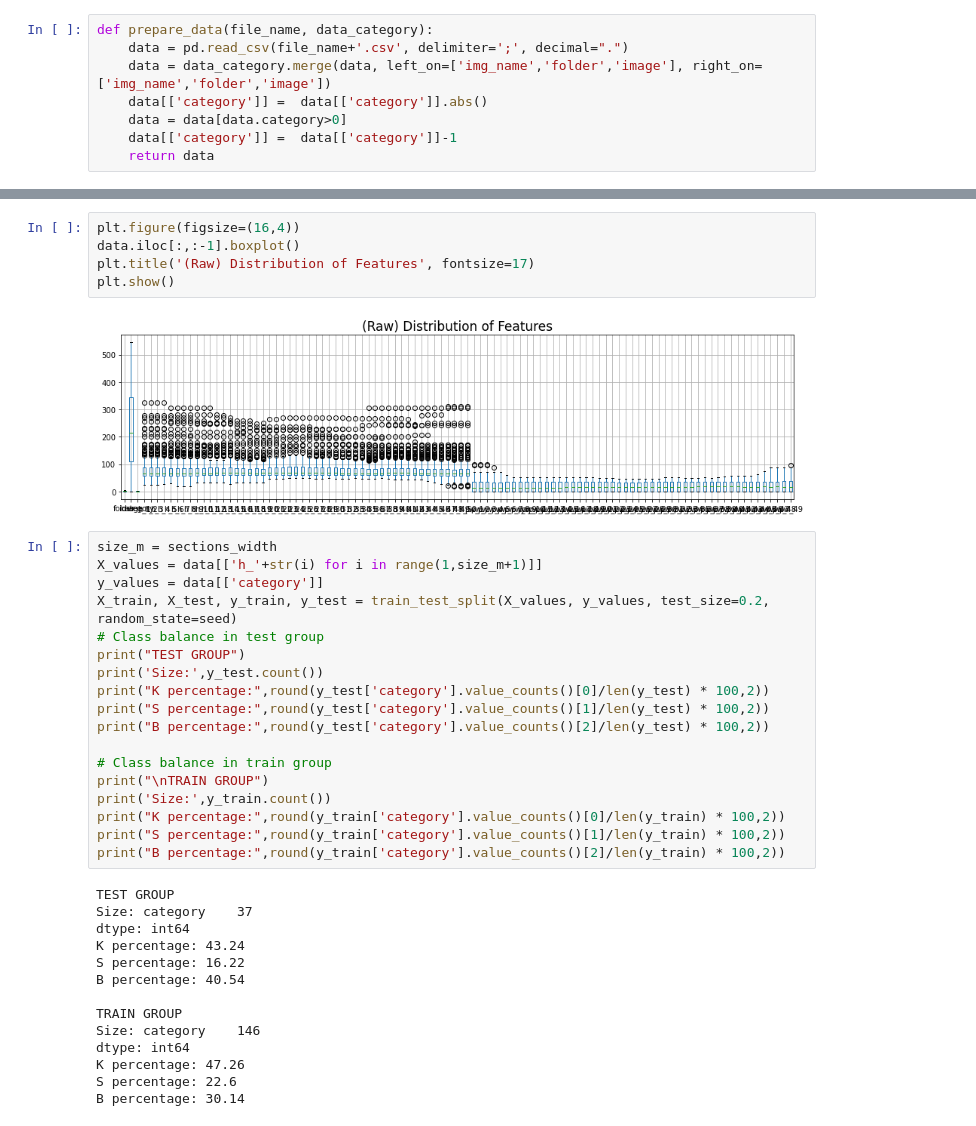
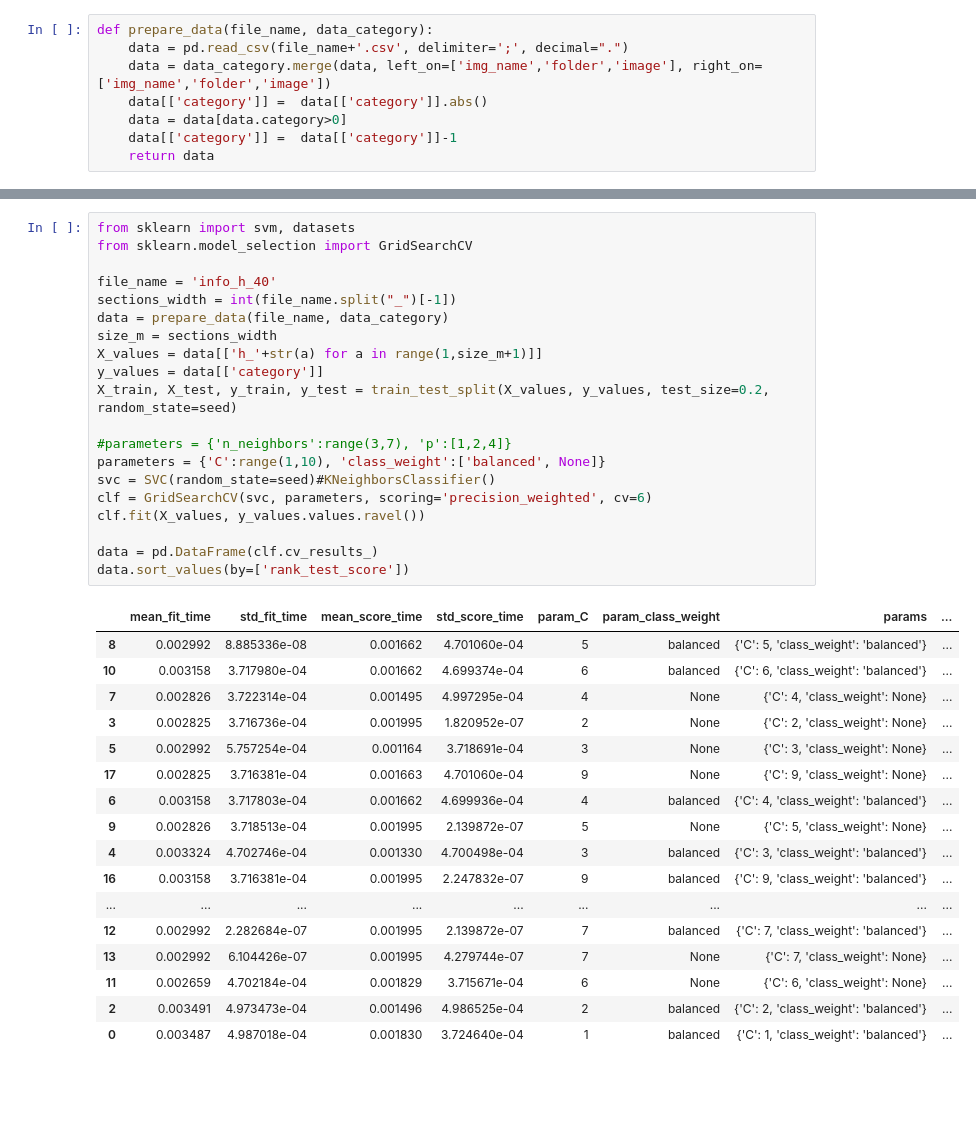
Before and after one commit to ULE-Informatica/burr_detection, a Jupyter notebook: info_data.ipynb, the cells around one changed output, grey strips where cells are left out. Drawn from its saved outputs; the diff is of its cells as text; blank space fills up the shorter version.

```diff
--- a/info_data.ipynb
+++ b/info_data.ipynb
@@ -96,39 +30,38 @@ B 29.6 % of the dataset
-# %%
-plt.figure(figsize=(16,4))
-data.iloc[:,:-1].boxplot()
-plt.title('(Raw) Distribution of Features', fontsize=17)
-plt.show()
-# %% [output]
-[figure, removed]
-# %%
-size_m = sections_width
-X_values = data[['h_'+str(i) for i in range(1,size_m+1)]]
-y_values = data[['category']]
-X_train, X_test, y_train, y_test = train_test_split(X_values, y_values, test_size=0.2, random_state=seed)
-# Class balance in test group
-print("TEST GROUP")
-print('Size:',y_test.count())
-print("K percentage:",round(y_test['category'].value_counts()[0]/len(y_test) * 100,2))
-print("S percentage:",round(y_test['category'].value_counts()[1]/len(y_test) * 100,2))
-print("B percentage:",round(y_test['category'].value_counts()[2]/len(y_test) * 100,2))
-
-# Class balance in train group
-print("\nTRAIN GROUP")
-print('Size:',y_train.count())
-print("K percentage:",round(y_train['category'].value_counts()[0]/len(y_train) * 100,2))
-print("S percentage:",round(y_train['category'].value_counts()[1]/len(y_train) * 100,2))
-print("B percentage:",round(y_train['category'].value_counts()[2]/len(y_train) * 100,2))
-# %% [output]
-TEST GROUP
-Size: category    37
-dtype: int64
-K percentage: 43.24
-S percentage: 16.22
-B percentage: 40.54
-
-TRAIN GROUP
-Size: category    146
-dtype: int64
-K percentage: 47.26
-S percentage: 22.6
-B percentage: 30.14
+# %%
+from sklearn import svm, datasets
+from sklearn.model_selection import GridSearchCV
+
+file_name = 'info_h_40'
+sections_width = int(file_name.split("_")[-1])
+data = prepare_data(file_name, data_category)
+size_m = sections_width
+X_values = data[['h_'+str(a) for a in range(1,size_m+1)]]
+y_values = data[['category']]
+X_train, X_test, y_train, y_test = train_test_split(X_values, y_values, test_size=0.2, random_state=seed)
+
+#parameters = {'n_neighbors':range(3,7), 'p':[1,2,4]}
+parameters = {'C':range(1,10), 'class_weight':['balanced', None]}
+svc = SVC(random_state=seed)#KNeighborsClassifier()
+clf = GridSearchCV(svc, parameters, scoring='precision_weighted', cv=6)
+clf.fit(X_values, y_values.values.ravel())
+
+data = pd.DataFrame(clf.cv_results_)
+data.sort_values(by=['rank_test_score'])
+# %% [output]
+|  | mean_fit_time | std_fit_time | mean_score_time | std_score_time | param_C | param_class_weight | params | ... |
+| 8 | 0.002992 | 8.885336e-08 | 0.001662 | 4.701060e-04 | 5 | balanced | {'C': 5, 'class_weight': 'balanced'} | ... |
+| 10 | 0.003158 | 3.717980e-04 | 0.001662 | 4.699374e-04 | 6 | balanced | {'C': 6, 'class_weight': 'balanced'} | ... |
+| 7 | 0.002826 | 3.722314e-04 | 0.001495 | 4.997295e-04 | 4 | None | {'C': 4, 'class_weight': None} | ... |
+| 3 | 0.002825 | 3.716736e-04 | 0.001995 | 1.820952e-07 | 2 | None | {'C': 2, 'class_weight': None} | ... |
+| 5 | 0.002992 | 5.757254e-04 | 0.001164 | 3.718691e-04 | 3 | None | {'C': 3, 'class_weight': None} | ... |
+| 17 | 0.002825 | 3.716381e-04 | 0.001663 | 4.701060e-04 | 9 | None | {'C': 9, 'class_weight': None} | ... |
+| 6 | 0.003158 | 3.717803e-04 | 0.001662 | 4.699936e-04 | 4 | balanced | {'C': 4, 'class_weight': 'balanced'} | ... |
+| 9 | 0.002826 | 3.718513e-04 | 0.001995 | 2.139872e-07 | 5 | None | {'C': 5, 'class_weight': None} | ... |
+| 4 | 0.003324 | 4.702746e-04 | 0.001330 | 4.700498e-04 | 3 | balanced | {'C': 3, 'class_weight': 'balanced'} | ... |
+| 16 | 0.003158 | 3.716381e-04 | 0.001995 | 2.247832e-07 | 9 | balanced | {'C': 9, 'class_weight': 'balanced'} | ... |
+| ... | ... | ... | ... | ... | ... | ... | ... | ... |
+| 12 | 0.002992 | 2.282684e-07 | 0.001995 | 2.139872e-07 | 7 | balanced | {'C': 7, 'class_weight': 'balanced'} | ... |
+| 13 | 0.002992 | 6.104426e-07 | 0.001995 | 4.279744e-07 | 7 | None | {'C': 7, 'class_weight': None} | ... |
+| 11 | 0.002659 | 4.702184e-04 | 0.001829 | 3.715671e-04 | 6 | None | {'C': 6, 'class_weight': None} | ... |
+| 2 | 0.003491 | 4.973473e-04 | 0.001496 | 4.986525e-04 | 2 | balanced | {'C': 2, 'class_weight': 'balanced'} | ... |
+| 0 | 0.003487 | 4.987018e-04 | 0.001830 | 3.724640e-04 | 1 | balanced | {'C': 1, 'class_weight': 'balanced'} | ... |
```
Also changed, not shown: parts of 41 cells of this notebook, 1 other file.
